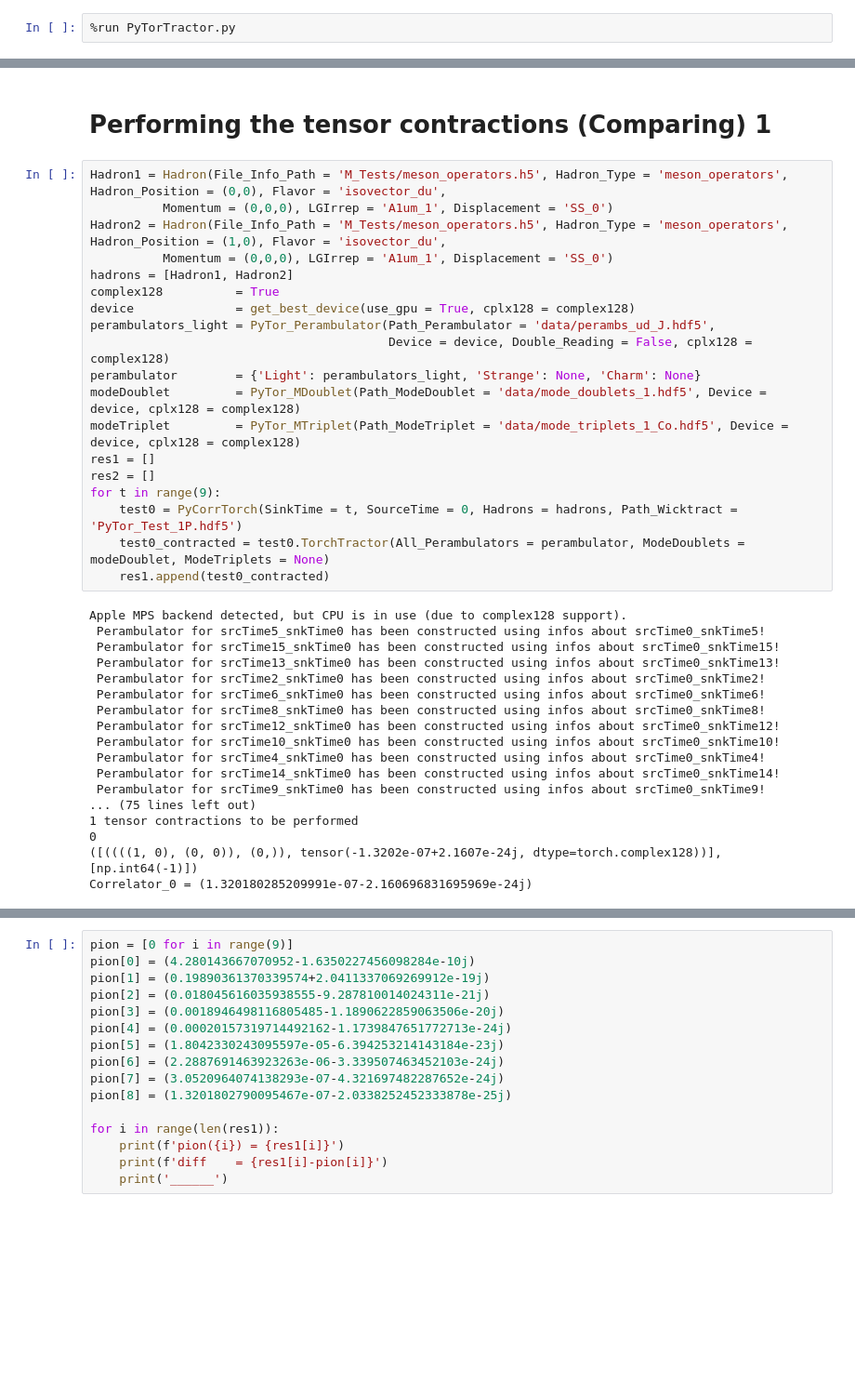
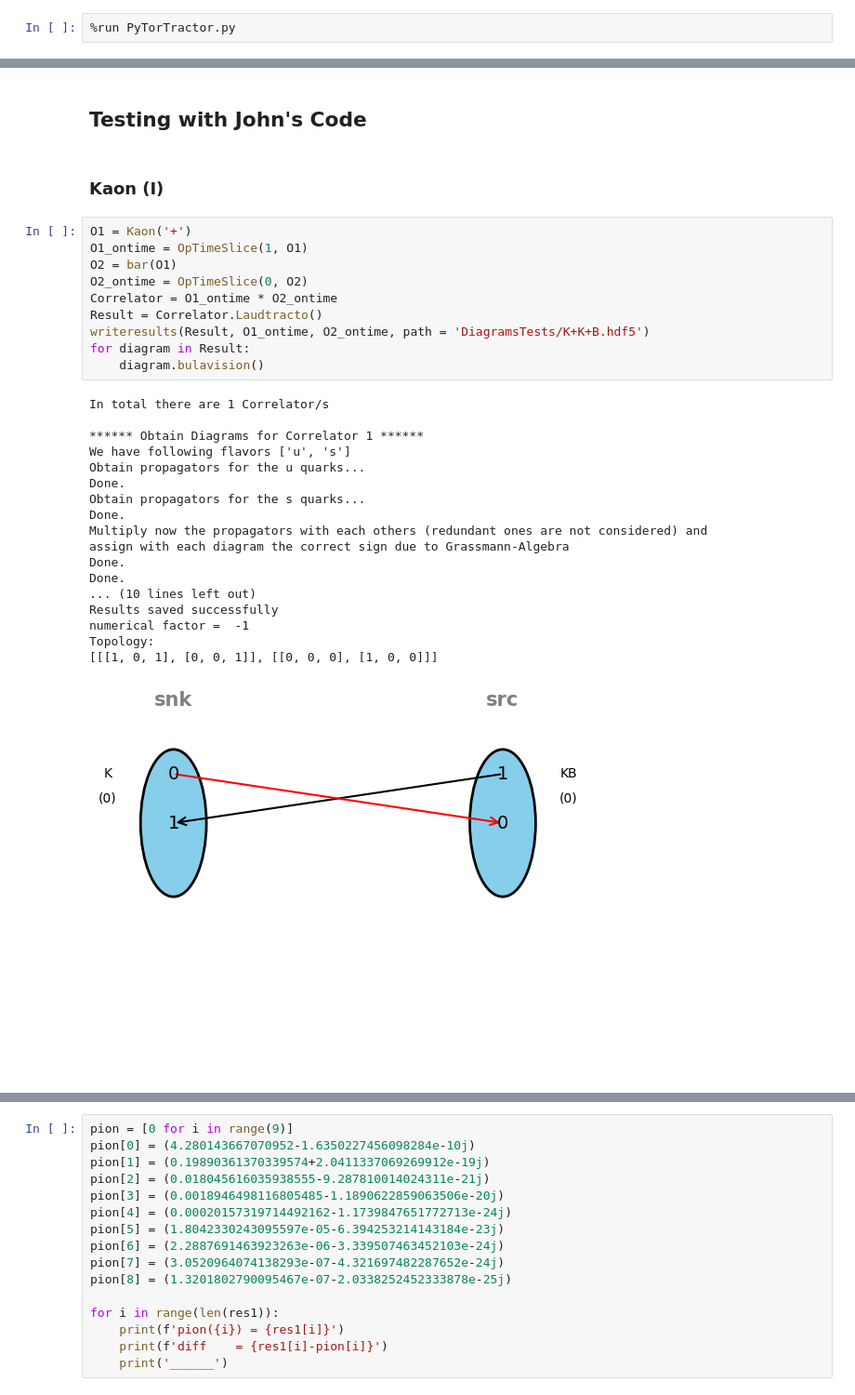
Before and after one commit to Herzallah15/PyTorTractor, a Jupyter notebook: Main.ipynb, the cells around one changed output, grey strips where cells are left out. Shown at 93% size. Drawn from its saved outputs; the diff is of its cells as text; blank space fills up the shorter version.

Commit message:
adding_tests_and_singletimeslicecorrelators

```diff
--- a/Main.ipynb
+++ b/Main.ipynb
@@ -86,39 +3,33 @@ Correlator_0 = (78.13719804676475-8.977193988179977e-17j)
-# %% [markdown]
-# Performing the tensor contractions (Comparing) 1
-# %%
-Hadron1 = Hadron(File_Info_Path = 'M_Tests/meson_operators.h5', Hadron_Type = 'meson_operators', Hadron_Position = (0,0), Flavor = 'isovector_du',
-          Momentum = (0,0,0), LGIrrep = 'A1um_1', Displacement = 'SS_0')
-Hadron2 = Hadron(File_Info_Path = 'M_Tests/meson_operators.h5', Hadron_Type = 'meson_operators', Hadron_Position = (1,0), Flavor = 'isovector_du',
-          Momentum = (0,0,0), LGIrrep = 'A1um_1', Displacement = 'SS_0')
-hadrons = [Hadron1, Hadron2]
-complex128          = True
-device              = get_best_device(use_gpu = True, cplx128 = complex128)
-perambulators_light = PyTor_Perambulator(Path_Perambulator = 'data/perambs_ud_J.hdf5',
-                                         Device = device, Double_Reading = False, cplx128 = complex128)
-perambulator        = {'Light': perambulators_light, 'Strange': None, 'Charm': None}
-modeDoublet         = PyTor_MDoublet(Path_ModeDoublet = 'data/mode_doublets_1.hdf5', Device = device, cplx128 = complex128)
-modeTriplet         = PyTor_MTriplet(Path_ModeTriplet = 'data/mode_triplets_1_Co.hdf5', Device = device, cplx128 = complex128)
-res1 = []
-res2 = []
-for t in range(9):
-    test0 = PyCorrTorch(SinkTime = t, SourceTime = 0, Hadrons = hadrons, Path_Wicktract = 'PyTor_Test_1P.hdf5')
-    test0_contracted = test0.TorchTractor(All_Perambulators = perambulator, ModeDoublets = modeDoublet, ModeTriplets = None)
-    res1.append(test0_contracted)
-# %% [output]
-Apple MPS backend detected, but CPU is in use (due to complex128 support).
- Perambulator for srcTime5_snkTime0 has been constructed using infos about srcTime0_snkTime5!
- Perambulator for srcTime15_snkTime0 has been constructed using infos about srcTime0_snkTime15!
- Perambulator for srcTime13_snkTime0 has been constructed using infos about srcTime0_snkTime13!
- Perambulator for srcTime2_snkTime0 has been constructed using infos about srcTime0_snkTime2!
- Perambulator for srcTime6_snkTime0 has been constructed using infos about srcTime0_snkTime6!
- Perambulator for srcTime8_snkTime0 has been constructed using infos about srcTime0_snkTime8!
- Perambulator for srcTime12_snkTime0 has been constructed using infos about srcTime0_snkTime12!
- Perambulator for srcTime10_snkTime0 has been constructed using infos about srcTime0_snkTime10!
- Perambulator for srcTime4_snkTime0 has been constructed using infos about srcTime0_snkTime4!
- Perambulator for srcTime14_snkTime0 has been constructed using infos about srcTime0_snkTime14!
- Perambulator for srcTime9_snkTime0 has been constructed using infos about srcTime0_snkTime9!
-... (75 lines left out)
-1 tensor contractions to be performed
-0
-([((((1, 0), (0, 0)), (0,)), tensor(-1.3202e-07+2.1607e-24j, dtype=torch.complex128))], [np.int64(-1)])
-Correlator_0 = (1.320180285209991e-07-2.160696831695969e-24j)
+# %% [markdown]
+## Testing with John's Code
+# %% [markdown]
+### Kaon (I)
+# %%
+O1 = Kaon('+')
+O1_ontime = OpTimeSlice(1, O1)
+O2 = bar(O1)
+O2_ontime = OpTimeSlice(0, O2)
+Correlator = O1_ontime * O2_ontime
+Result = Correlator.Laudtracto()
+writeresults(Result, O1_ontime, O2_ontime, path = 'DiagramsTests/K+K+B.hdf5')
+for diagram in Result:
+    diagram.bulavision()
+# %% [output]
+In total there are 1 Correlator/s
+
+****** Obtain Diagrams for Correlator 1 ******
+We have following flavors ['u', 's']
+Obtain propagators for the u quarks...
+Done.
+Obtain propagators for the s quarks...
+Done.
+Multiply now the propagators with each others (redundant ones are not considered) and
+assign with each diagram the correct sign due to Grassmann-Algebra
+Done.
+Done.
+... (10 lines left out)
+Results saved successfully
+numerical factor =  -1
+Topology:
+[[[1, 0, 1], [0, 0, 1]], [[0, 0, 0], [1, 0, 0]]]
+[figure, added]
```
Also changed, not shown: parts of 67 cells of this notebook, 5 other files.
